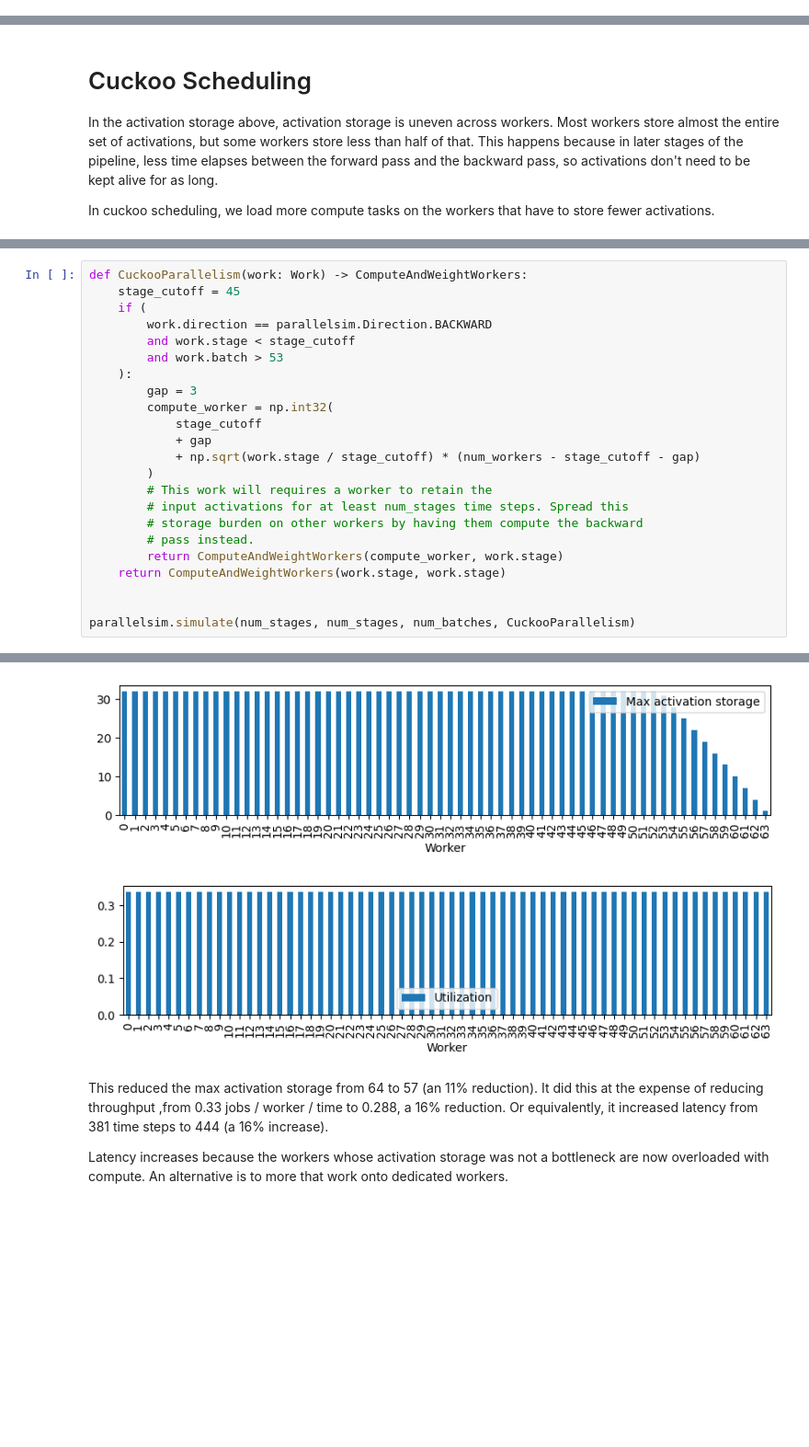
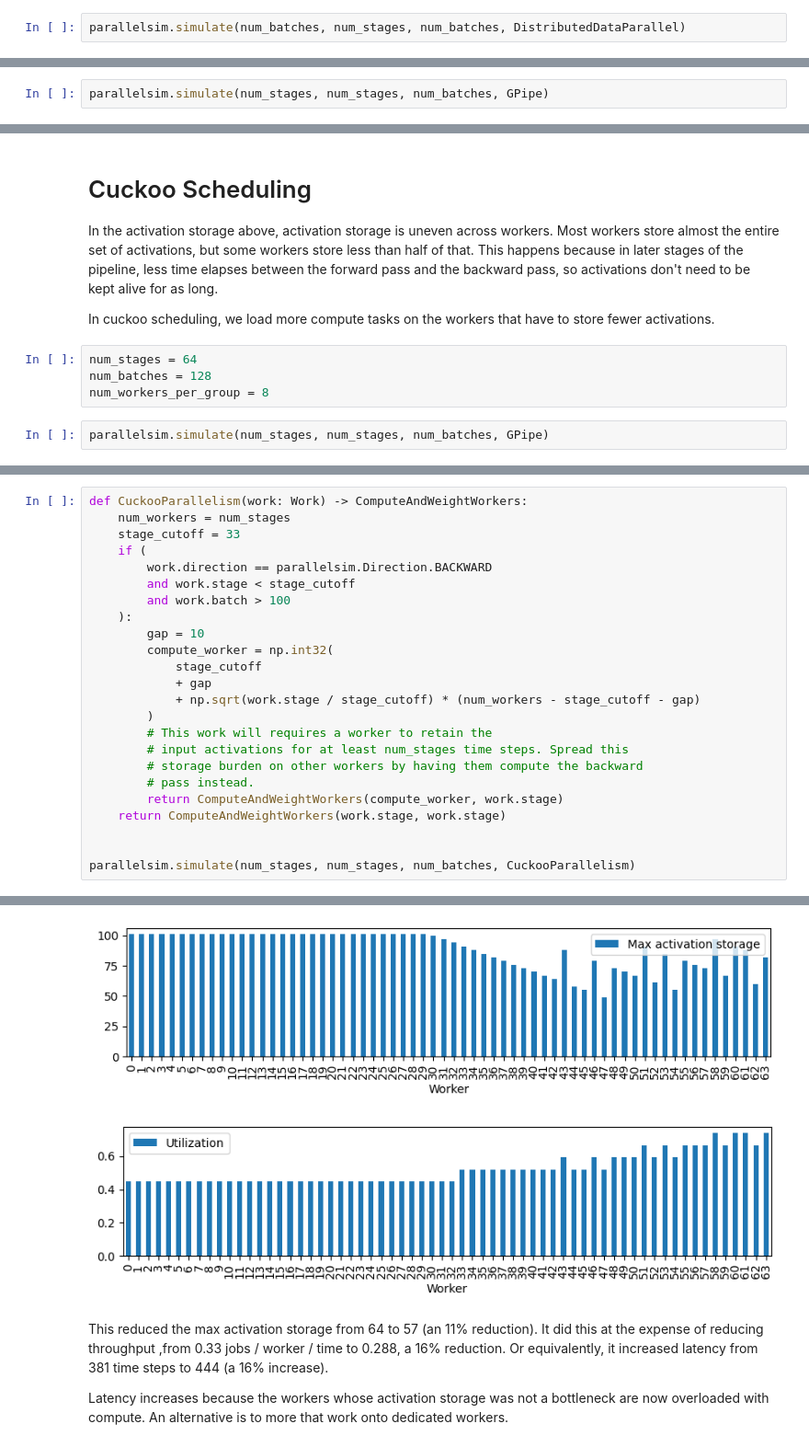
Before and after one commit to a-rahimi/parallel-training, a Jupyter notebook: parallelsim_notebook.ipynb, the cells around one changed output, grey strips where cells are left out. Shown at 92% size. Saved outputs shown, nothing was run; the diff lists cells and outputs as text; blank space fills up the shorter version.

```diff
--- a/parallelsim_notebook.ipynb
+++ b/parallelsim_notebook.ipynb
@@ -105,0 +232,2 @@ parallelsim.simulate(num_stages, num_stages, num_batches, GPipe)
+# %%
+parallelsim.simulate(num_batches, num_stages, num_batches, DistributedDataParallel)
@@ -105,0 +270,2 @@ parallelsim.simulate(num_stages, num_stages, num_batches, GPipe)
+# %%
+parallelsim.simulate(num_stages, num_stages, num_batches, GPipe)
@@ -111,3 +307,9 @@ elapses between the forward pass and the backward pass, so activations don't nee
 
 In cuckoo scheduling, we load more compute tasks on the workers that have to
 store fewer activations.
+# %%
+num_stages = 64
+num_batches = 128
+num_workers_per_group = 8
+# %%
+parallelsim.simulate(num_stages, num_stages, num_batches, GPipe)
@@ -114,12 +324,13 @@ store fewer activations.
 # %%
 def CuckooParallelism(work: Work) -> ComputeAndWeightWorkers:
-    stage_cutoff = 45
+    num_workers = num_stages
+    stage_cutoff = 33
     if (
         work.direction == parallelsim.Direction.BACKWARD
         and work.stage < stage_cutoff
-        and work.batch > 53
+        and work.batch > 100
     ):
-        gap = 3
+        gap = 10
         compute_worker = np.int32(
             stage_cutoff
             + gap
@@ -143,5 +354,5 @@ parallelsim.simulate(num_stages, num_stages, num_batches, CuckooParallelism)
-[figure, old version]
+[figure, new version]
-[figure, old version]
+[figure, new version]
 # %% [markdown]
 This reduced the max activation storage from 64 to 57 (an 11% reduction). It did this at the expense of reducing throughput ,from 0.33 jobs / worker / time to 0.288, a 16% reduction. Or equivalently, it increased latency from 381 time steps to 444 (a 16% increase).
 
```
Also changed, not shown: parts of 23 cells of this notebook, 5 other files.
